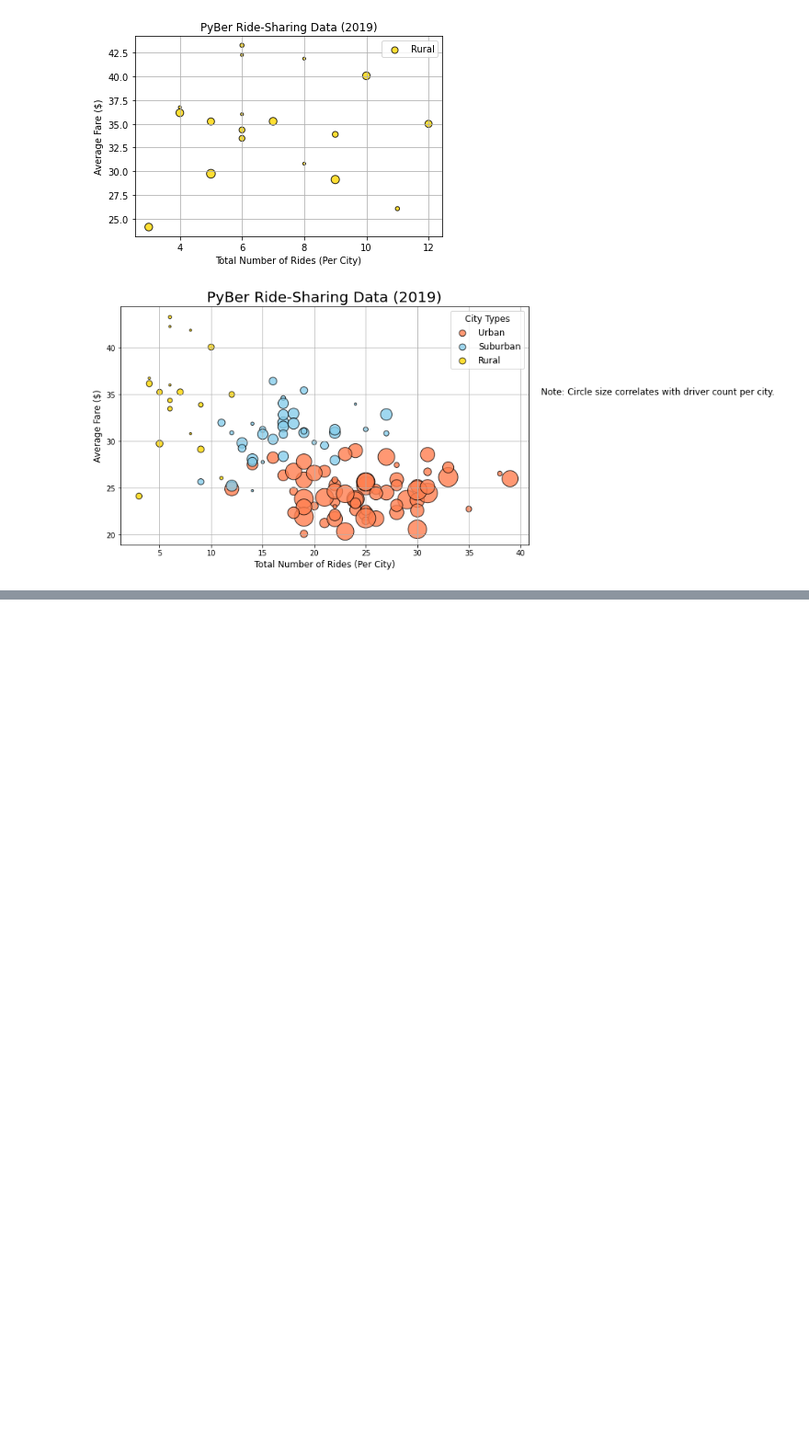
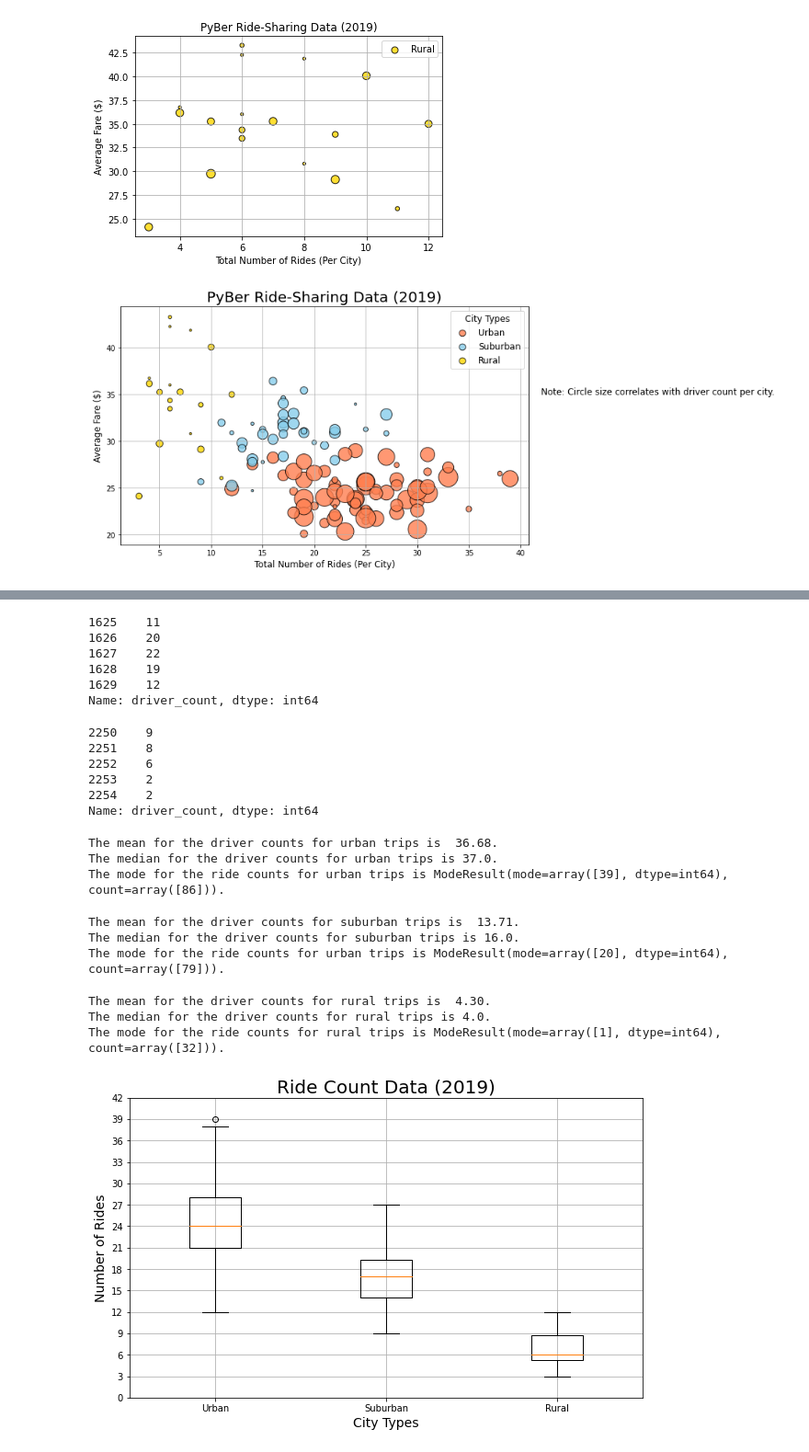
Before and after one commit to rashidabdella/PyBer_Analysis-, a Jupyter notebook: PyBer.ipynb, the cells around one changed output, grey strips where cells are left out. Shown at 92% size. Saved outputs shown, nothing was run; the diff lists cells and outputs as text; code cells hidden in the pictures; blank space fills up the shorter version.

```diff
--- a/PyBer.ipynb
+++ b/PyBer.ipynb
@@ -359,0 +547,80 @@ plt.show()
+# %%
+# Get the driver count data from the suburban cities.
+suburban_drivers = suburban_cities_df['driver_count']
+suburban_drivers.head()
+# %% [output]
+1625    11
+1626    20
+1627    22
+1628    19
+1629    12
+Name: driver_count, dtype: int64
+# %%
+# Get the driver count data from the ruralcities.
+rural_drivers = rural_cities_df['driver_count']
+rural_drivers.head()
+# %% [output]
+2250    9
+2251    8
+2252    6
+2253    2
+2254    2
+Name: driver_count, dtype: int64
+# %%
+# Calculate the mean, median, and mode for the urban driver count Series using NumPy and SciPy statistics module.
+mean_urban_drivers = np.mean(urban_drivers)
+print(f"The mean for the driver counts for urban trips is {mean_urban_drivers: .2f}.")
+
+median_urban_drivers = np.median(urban_drivers)
+print(f"The median for the driver counts for urban trips is {median_urban_drivers:}.")
+
+mode_urban_drivers = sts.mode(urban_drivers)
+print(f"The mode for the ride counts for urban trips is {mode_urban_drivers:}.")
+# %% [output]
+The mean for the driver counts for urban trips is  36.68.
+The median for the driver counts for urban trips is 37.0.
+The mode for the ride counts for urban trips is ModeResult(mode=array([39], dtype=int64), count=array([86])).
+# %%
+# Calculate the mean, median, and mode for the suburban driver count Series using NumPy and SciPy statistics module.
+mean_suburban_drivers = np.mean(suburban_drivers)
+print(f"The mean for the driver counts for suburban trips is {mean_suburban_drivers: .2f}.")
+
+median_suburban_drivers = np.median(suburban_drivers)
+print(f"The median for the driver counts for suburban trips is {median_suburban_drivers:}.")
+
+mode_suburban_drivers = sts.mode(suburban_drivers)
+print(f"The mode for the ride counts for urban trips is {mode_suburban_drivers:}.")
+# %% [output]
+The mean for the driver counts for suburban trips is  13.71.
+The median for the driver counts for suburban trips is 16.0.
+The mode for the ride counts for urban trips is ModeResult(mode=array([20], dtype=int64), count=array([79])).
+# %%
+# Calculate the mean, median, and mode for the rural driver count Series using NumPy and SciPy statistics module.
+mean_rural_drivers = np.mean(rural_drivers)
+print(f"The mean for the driver counts for rural trips is {mean_rural_drivers: .2f}.")
+
+median_rural_drivers = np.median(rural_drivers)
+print(f"The median for the driver counts for rural trips is {median_rural_drivers:}.")
+
+mode_rural_drivers = sts.mode(rural_drivers)
+print(f"The mode for the ride counts for rural trips is {mode_rural_drivers:}.")
+# %% [output]
+The mean for the driver counts for rural trips is  4.30.
+The median for the driver counts for rural trips is 4.0.
+The mode for the ride counts for rural trips is ModeResult(mode=array([1], dtype=int64), count=array([32])).
+# %%
+# Add all ride count box-and-whisker plots to the same graph.
+x_labels = ["Urban", "Suburban","Rural"]
+ride_count_data = [urban_ride_count, suburban_ride_count, rural_ride_count]
+fig, ax = plt.subplots(figsize=(10, 6))
+ax.set_title('Ride Count Data (2019)',fontsize=20)
+ax.set_ylabel('Number of Rides',fontsize=14)
+ax.set_xlabel("City Types",fontsize=14)
+ax.boxplot(ride_count_data, labels=x_labels)
+ax.set_yticks(np.arange(0, 45, step=3.0))
+ax.grid()
+# Save the figure.
+plt.savefig("analysis/Fig2.png")
+plt.show()
+# %% [output]
+[figure, added]
```
Also changed, not shown: parts of 25 cells of this notebook, 3 other files.
